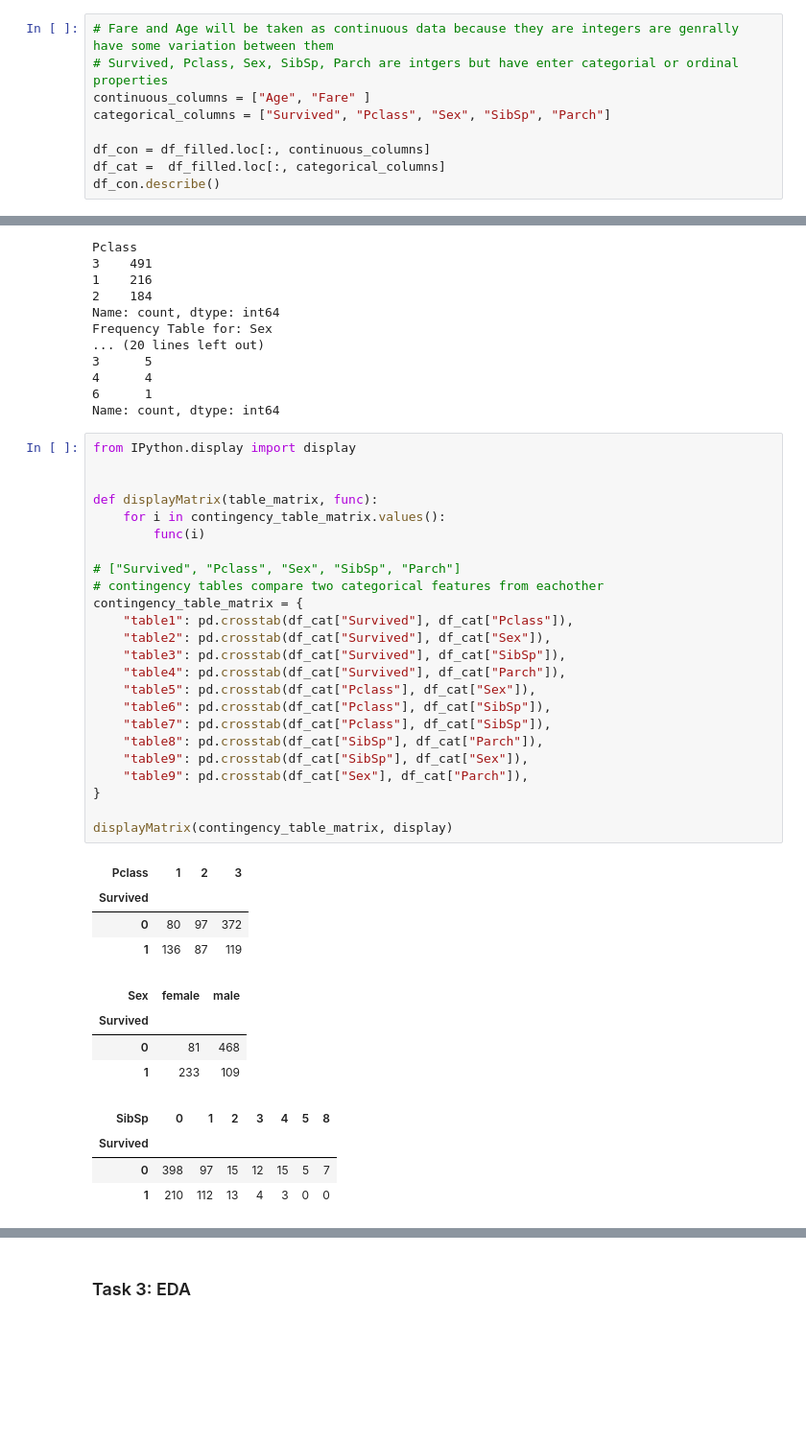
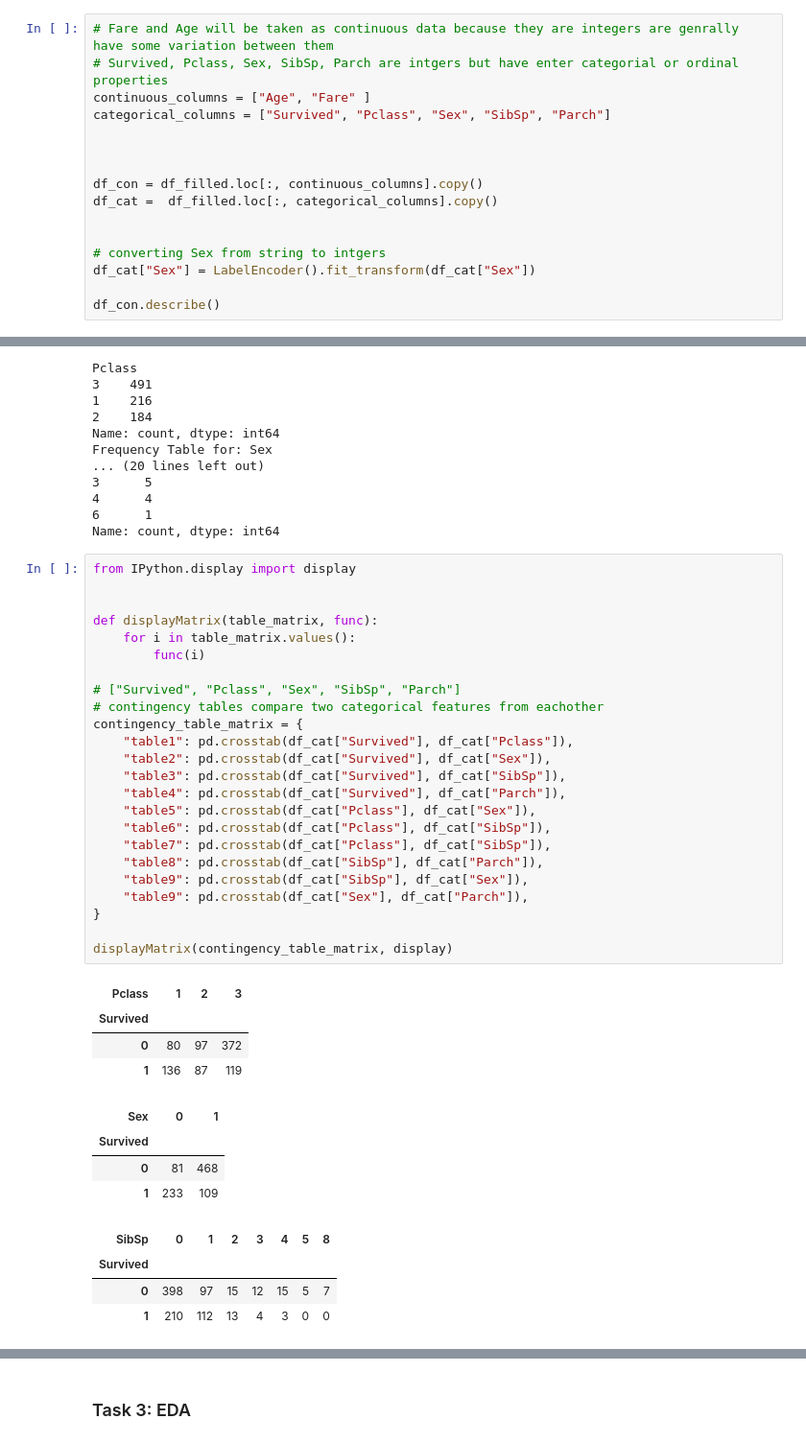
Before and after one commit to MugaRay/Data-Science-2a, a Jupyter notebook: Prac_2a.ipynb, the cells around one changed output, grey strips where cells are left out. Shown at 96% size. Cells and saved outputs as stored; diff of their text form; blank space fills up the shorter version.

```diff
--- a/Prac_2a.ipynb
+++ b/Prac_2a.ipynb
@@ -78,8 +81,15 @@ dtype: int64
 continuous_columns = ["Age", "Fare" ]
 categorical_columns = ["Survived", "Pclass", "Sex", "SibSp", "Parch"]
 
-df_con = df_filled.loc[:, continuous_columns]
-df_cat =  df_filled.loc[:, categorical_columns]
+
+
+df_con = df_filled.loc[:, continuous_columns].copy()
+df_cat =  df_filled.loc[:, categorical_columns].copy()
+
+
+# converting Sex from string to intgers
+df_cat["Sex"] = LabelEncoder().fit_transform(df_cat["Sex"])
+
 df_con.describe()
 # %% [output]
 |  | Age | Fare |
@@ -150,33 +160,33 @@ Name: count, dtype: int64
 # %%
 from IPython.display import display
 
 
 def displayMatrix(table_matrix, func):
-    for i in contingency_table_matrix.values():
+    for i in table_matrix.values():
         func(i)
 
 # ["Survived", "Pclass", "Sex", "SibSp", "Parch"]
 # contingency tables compare two categorical features from eachother
 contingency_table_matrix = {
     "table1": pd.crosstab(df_cat["Survived"], df_cat["Pclass"]),
     "table2": pd.crosstab(df_cat["Survived"], df_cat["Sex"]),
     "table3": pd.crosstab(df_cat["Survived"], df_cat["SibSp"]),
     "table4": pd.crosstab(df_cat["Survived"], df_cat["Parch"]),
     "table5": pd.crosstab(df_cat["Pclass"], df_cat["Sex"]),
     "table6": pd.crosstab(df_cat["Pclass"], df_cat["SibSp"]),
     "table7": pd.crosstab(df_cat["Pclass"], df_cat["SibSp"]),
     "table8": pd.crosstab(df_cat["SibSp"], df_cat["Parch"]),
     "table9": pd.crosstab(df_cat["SibSp"], df_cat["Sex"]),
     "table9": pd.crosstab(df_cat["Sex"], df_cat["Parch"]),
 }
 
 displayMatrix(contingency_table_matrix, display)
 # %% [output]
 | Pclass | 1 | 2 | 3 |
 | Survived |  |  |  |
 | 0 | 80 | 97 | 372 |
 | 1 | 136 | 87 | 119 |
-| Sex | female | male |
+| Sex | 0 | 1 |
 | Survived |  |  |
 | 0 | 81 | 468 |
 | 1 | 233 | 109 |
```
Also changed, not shown: parts of 7 cells of this notebook.
